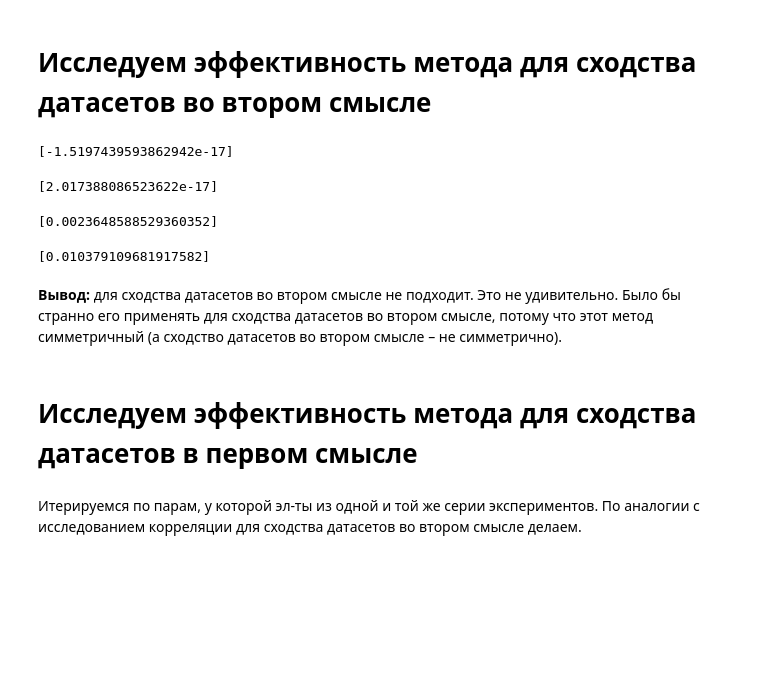
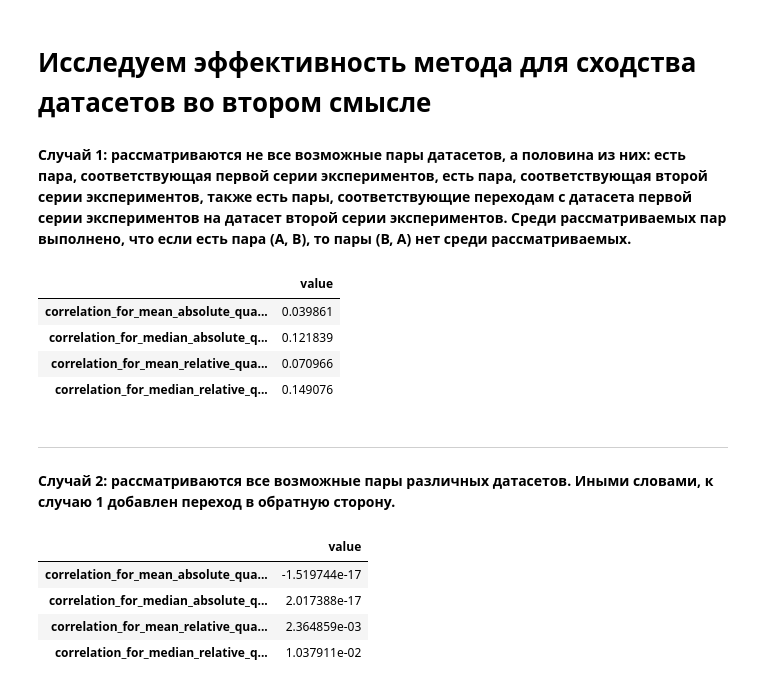
Before and after one commit to Oleg13Kopylov/comparing_datasets, a Jupyter notebook: second_method_for_comparing_datasets.ipynb, the cells around one changed output. Drawn from its saved outputs; the diff is of its cells as text; code cells hidden in the pictures; blank space fills up the shorter version.

```diff
--- a/second_method_for_comparing_datasets.ipynb
+++ b/second_method_for_comparing_datasets.ipynb
@@ -177,3 +609,5 @@ def get_f1_score_values_from_df_from_additional_research(df_name: str):
     cur_df.set_index('Unnamed: 0', inplace=True)
     cur_df.index.names = [None]
     return cur_df.f1_score.values
+# %% [markdown]
+**Случай 1: рассматриваются не все возможные пары датасетов, а половина из них: есть пара, соответствующая первой серии экспериментов, есть пара, соответствующая второй серии экспериментов, также есть пары, соответствующие переходам с датасета первой серии экспериментов на датасет второй серии экспериментов. Среди рассматриваемых пар выполнено, что если есть пара (А, В), то пары (В, А) нет среди рассматриваемых.**
@@ -180,3 +671,33 @@ def get_f1_score_values_from_df_from_additional_research(df_name: str):
+# %%
+df_second_sense_first_case_results = pd.DataFrame({'value': []})
+
+df_second_sense_first_case_results.loc[
+    'correlation_for_mean_absolute_quality_difference_and_second_method_result'
+    ] = correlation_for_mean_absolute_quality_difference_and_second_method_result
+
+df_second_sense_first_case_results.loc[
+    'correlation_for_median_absolute_quality_difference_and_second_method_result'
+    ] = correlation_for_median_absolute_quality_difference_and_second_method_result
+
+df_second_sense_first_case_results.loc[
+    'correlation_for_mean_relative_quality_difference_and_second_method_result'
+    ] = correlation_for_mean_relative_quality_difference_and_second_method_result
+
+df_second_sense_first_case_results.loc[
+    'correlation_for_median_relative_quality_difference_and_second_method_result'
+    ] = correlation_for_median_relative_quality_difference_and_second_method_result
+# %%
+df_second_sense_first_case_results
+# %% [output]
+|  | value |
+| correlation_for_mean_absolute_qua... | 0.039861 |
+| correlation_for_median_absolute_q... | 0.121839 |
+| correlation_for_mean_relative_qua... | 0.070966 |
+| correlation_for_median_relative_q... | 0.149076 |
+# %% [markdown]
+-----
+
+**Случай 2: рассматриваются все возможные пары различных датасетов. Иными словами, к случаю 1 добавлен переход в обратную сторону.**
 # %%
 list_of_dataset_names_with_underscore = ['hotel_reviews', 'movie_reviews', 'spam_sms', 'spam_emails']
 
@@ -233,23 +753,0 @@ for index_for_num in range(1):
-# %%
-list_of_correlations_for_mean_absolute_quality_difference_and_first_method_result
-# %% [output]
-[-1.5197439593862942e-17]
-# %%
-list_of_correlations_for_median_absolute_quality_difference_and_first_method_result
-# %% [output]
-[2.017388086523622e-17]
-# %%
-list_of_correlations_for_mean_relative_quality_difference_and_first_method_result
-# %% [output]
-[0.0023648588529360352]
-# %%
-list_of_correlations_for_median_relative_quality_difference_and_first_method_result
-# %% [output]
-[0.010379109681917582]
-# %% [markdown]
-**Вывод:** для сходства датасетов во втором смысле не подходит. Это не удивительно. Было бы странно его применять для сходства датасетов во втором смысле, потому что этот метод симметричный (а сходство датасетов во втором смысле – не симметрично).
-# %% [markdown]
-# Исследуем эффективность метода для сходства датасетов в первом смысле
-# %% [markdown]
-Итерируемся по парам, у которой эл-ты из одной и той же серии экспериментов.
-По аналогии с исследованием корреляции для сходства датасетов во втором смысле делаем.
@@ -255,0 +772,8 @@ list_of_correlations_for_median_relative_quality_difference_and_first_method_res
+# %%
+df_second_sense_second_case_results
+# %% [output]
+|  | value |
+| correlation_for_mean_absolute_qua... | -1.519744e-17 |
+| correlation_for_median_absolute_q... | 2.017388e-17 |
+| correlation_for_mean_relative_qua... | 2.364859e-03 |
+| correlation_for_median_relative_q... | 1.037911e-02 |
```
Also changed, not shown: parts of 16 cells of this notebook, 1 other file.
